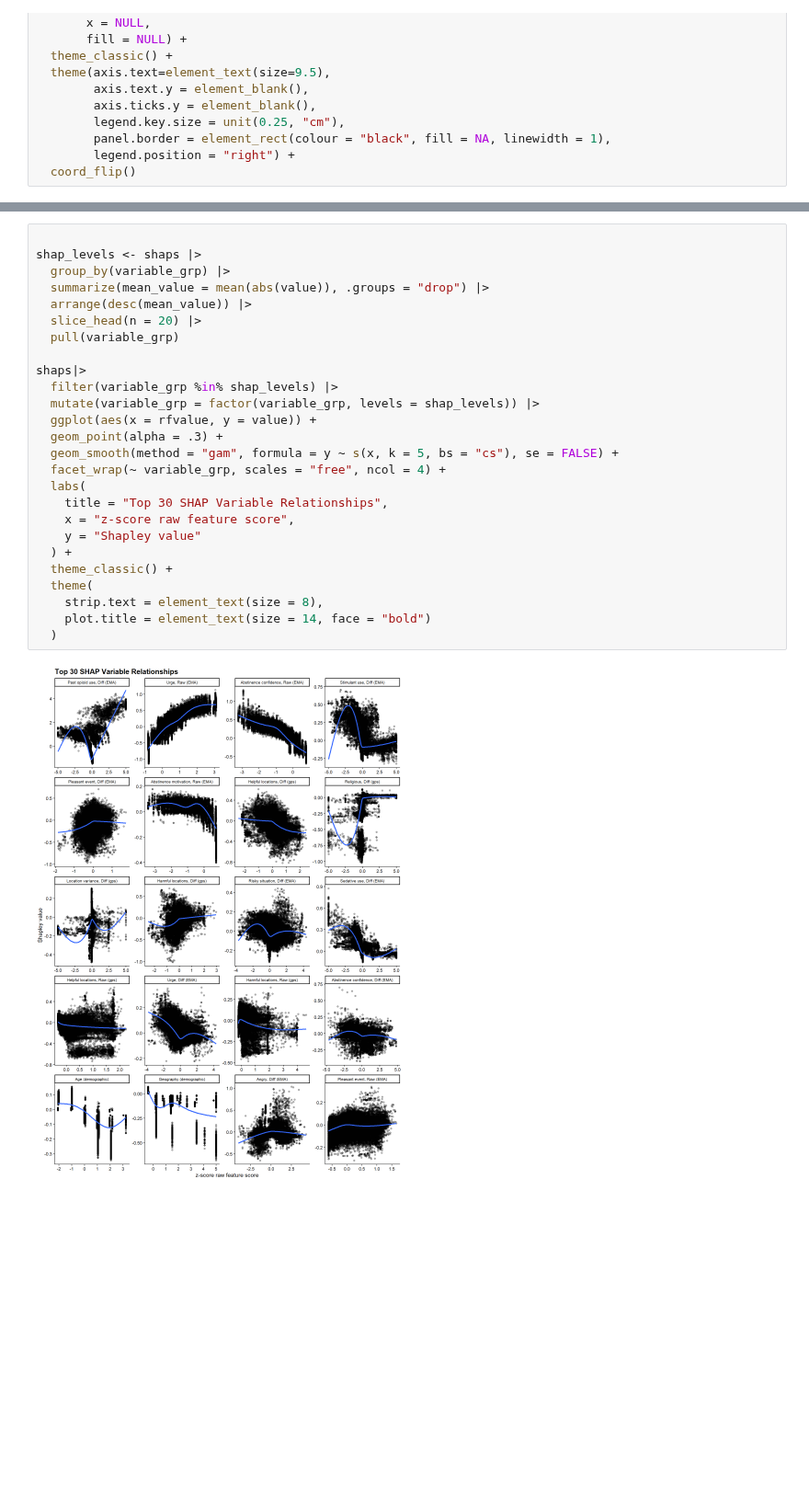
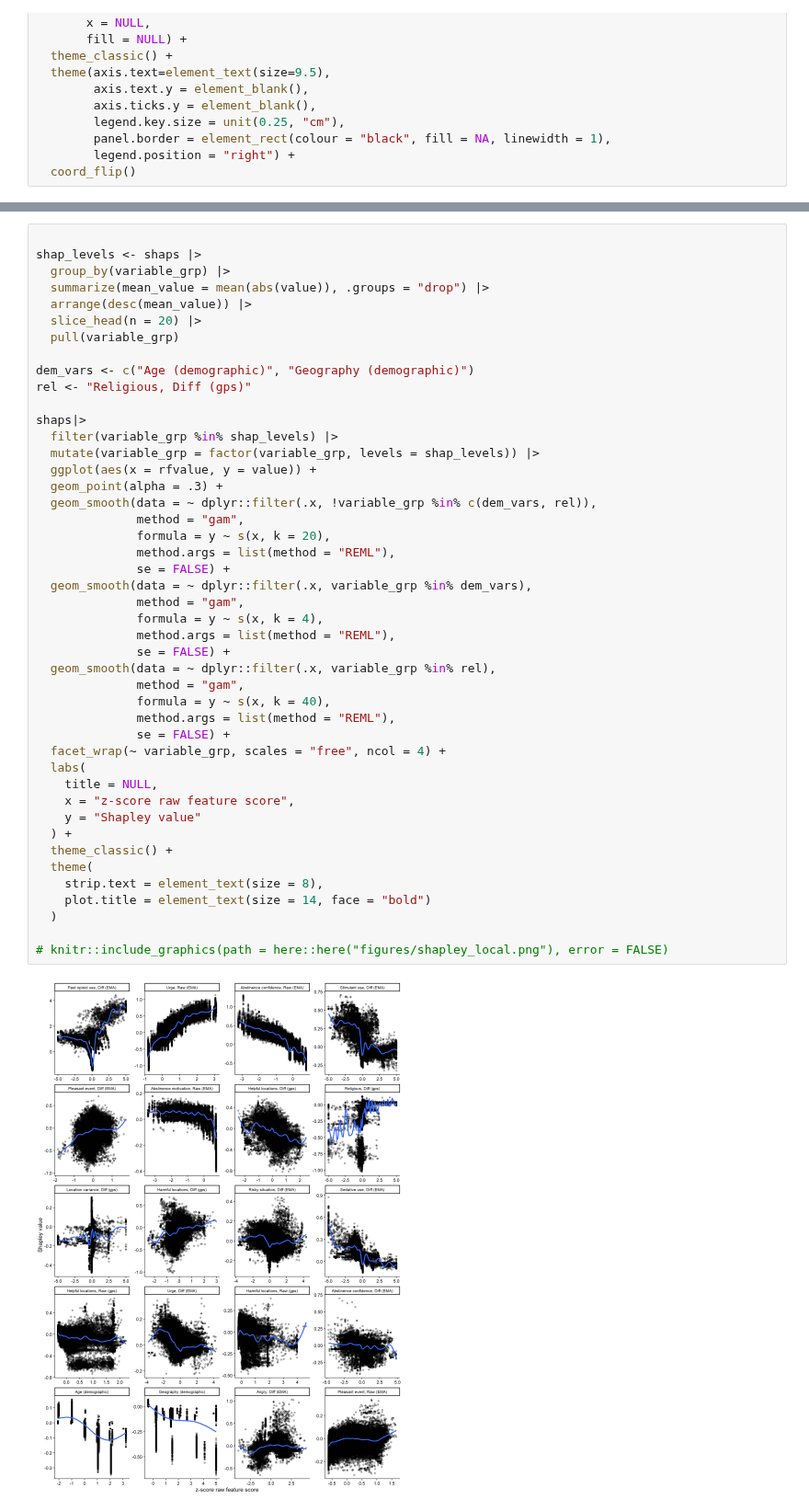
Before and after one commit to jjcurtin/study_risk2, a Jupyter notebook: _manuscript/notebooks/mak_figures.out.ipynb, the cells around one changed output, grey strips where cells are left out. Shown at 92% size. Saved outputs shown, nothing was run; the diff lists cells and outputs as text; blank space fills up the shorter version.

Commit message:
updated plot

```diff
--- a/_manuscript/notebooks/mak_figures.out.ipynb
+++ b/_manuscript/notebooks/mak_figures.out.ipynb
@@ -220,28 +220,47 @@ Individual Shapley plots (about 90 categories total)
 # %%
 
 shap_levels <- shaps |>
   group_by(variable_grp) |>
   summarize(mean_value = mean(abs(value)), .groups = "drop") |>
   arrange(desc(mean_value)) |>
   slice_head(n = 20) |>
   pull(variable_grp)
 
+dem_vars <- c("Age (demographic)", "Geography (demographic)")
+rel <- "Religious, Diff (gps)"
+
 shaps|>
   filter(variable_grp %in% shap_levels) |>
   mutate(variable_grp = factor(variable_grp, levels = shap_levels)) |>
   ggplot(aes(x = rfvalue, y = value)) +
   geom_point(alpha = .3) +
-  geom_smooth(method = "gam", formula = y ~ s(x, k = 5, bs = "cs"), se = FALSE) +
+  geom_smooth(data = ~ dplyr::filter(.x, !variable_grp %in% c(dem_vars, rel)),
+              method = "gam",
+              formula = y ~ s(x, k = 20),
+              method.args = list(method = "REML"),
+              se = FALSE) +
+  geom_smooth(data = ~ dplyr::filter(.x, variable_grp %in% dem_vars),
+              method = "gam",
+              formula = y ~ s(x, k = 4),
+              method.args = list(method = "REML"),
+              se = FALSE) +
+  geom_smooth(data = ~ dplyr::filter(.x, variable_grp %in% rel),
+              method = "gam",
+              formula = y ~ s(x, k = 40),
+              method.args = list(method = "REML"),
+              se = FALSE) +
   facet_wrap(~ variable_grp, scales = "free", ncol = 4) +
   labs(
-    title = "Top 30 SHAP Variable Relationships",
+    title = NULL,
     x = "z-score raw feature score",
     y = "Shapley value"
   ) +
   theme_classic() +
   theme(
     strip.text = element_text(size = 8),
     plot.title = element_text(size = 14, face = "bold")
   )
+
+# knitr::include_graphics(path = here::here("figures/shapley_local.png"), error = FALSE)
 # %% [output]
-[figure, old version]
+[figure, new version]
```
Also changed, not shown: parts of 3 cells of this notebook, 53 other files.
